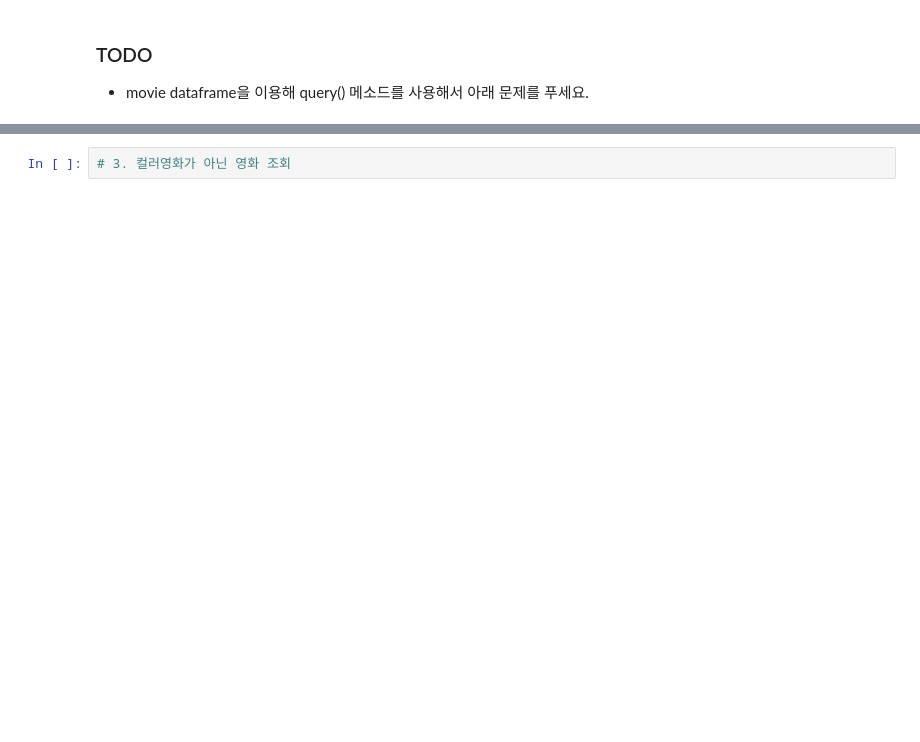
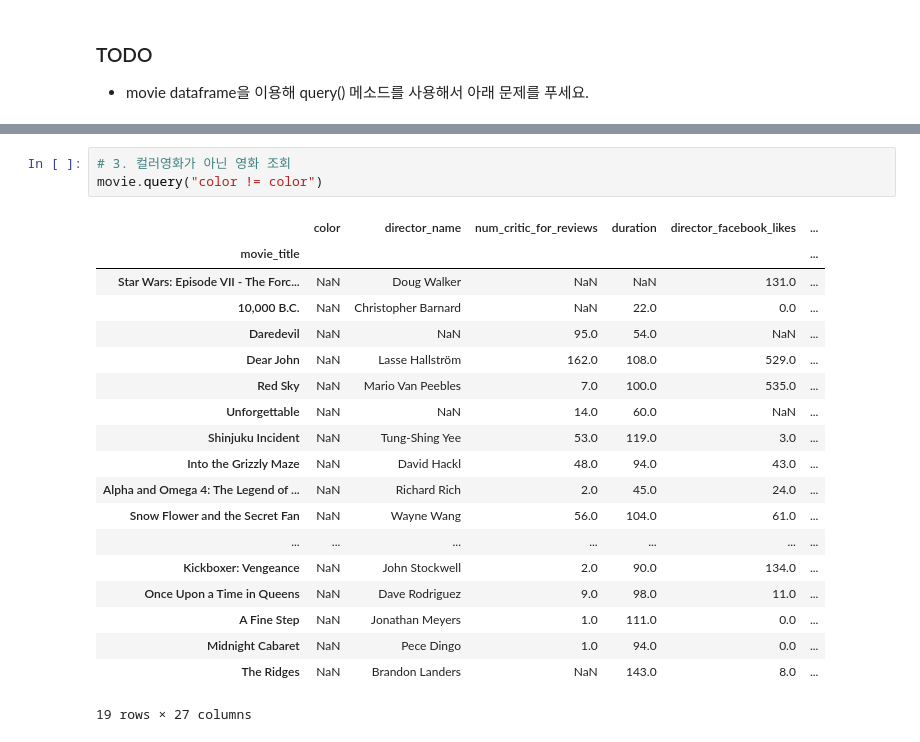
Before and after one commit to byunsungil/SKN13_sung_il, a Jupyter notebook: 06_pandas_시각화/02_Pandas_DataFrame.ipynb, the cells around one changed output, grey strips where cells are left out. Saved outputs shown, nothing was run; the diff lists cells and outputs as text; blank space fills up the shorter version.

```diff
--- a/06_pandas_시각화/02_Pandas_DataFrame.ipynb
+++ b/06_pandas_시각화/02_Pandas_DataFrame.ipynb
@@ -1289,4 +2065,25 @@ df.query(f"name == '{name}'")
 # %%
 # 3. 컬러영화가 아닌 영화 조회
+movie.query("color != color")
+# %% [output]
+|  | color | director_name | num_critic_for_reviews | duration | director_facebook_likes | ... |
+| movie_title |  |  |  |  |  | ... |
+| Star Wars: Episode VII - The Forc... | NaN | Doug Walker | NaN | NaN | 131.0 | ... |
+| 10,000 B.C. | NaN | Christopher Barnard | NaN | 22.0 | 0.0 | ... |
+| Daredevil | NaN | NaN | 95.0 | 54.0 | NaN | ... |
+| Dear John | NaN | Lasse Hallström | 162.0 | 108.0 | 529.0 | ... |
+| Red Sky | NaN | Mario Van Peebles | 7.0 | 100.0 | 535.0 | ... |
+| Unforgettable | NaN | NaN | 14.0 | 60.0 | NaN | ... |
+| Shinjuku Incident | NaN | Tung-Shing Yee | 53.0 | 119.0 | 3.0 | ... |
+| Into the Grizzly Maze | NaN | David Hackl | 48.0 | 94.0 | 43.0 | ... |
+| Alpha and Omega 4: The Legend of ... | NaN | Richard Rich | 2.0 | 45.0 | 24.0 | ... |
+| Snow Flower and the Secret Fan | NaN | Wayne Wang | 56.0 | 104.0 | 61.0 | ... |
+| ... | ... | ... | ... | ... | ... | ... |
+| Kickboxer: Vengeance | NaN | John Stockwell | 2.0 | 90.0 | 134.0 | ... |
+| Once Upon a Time in Queens | NaN | Dave Rodriguez | 9.0 | 98.0 | 11.0 | ... |
+| A Fine Step | NaN | Jonathan Meyers | 1.0 | 111.0 | 0.0 | ... |
+| Midnight Cabaret | NaN | Pece Dingo | 1.0 | 94.0 | 0.0 | ... |
+| The Ridges | NaN | Brandon Landers | NaN | 143.0 | 8.0 | ... |
+19 rows × 27 columns
 # %%
 # 4. 감독 이름에  James가 들어가는 영화조회
```
Also changed, not shown: parts of 95 cells of this notebook, 3 other files.
